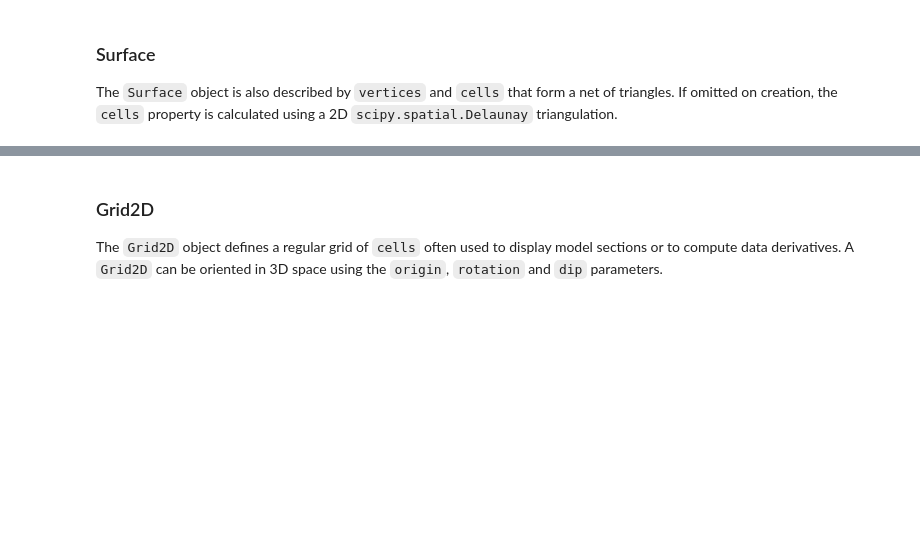
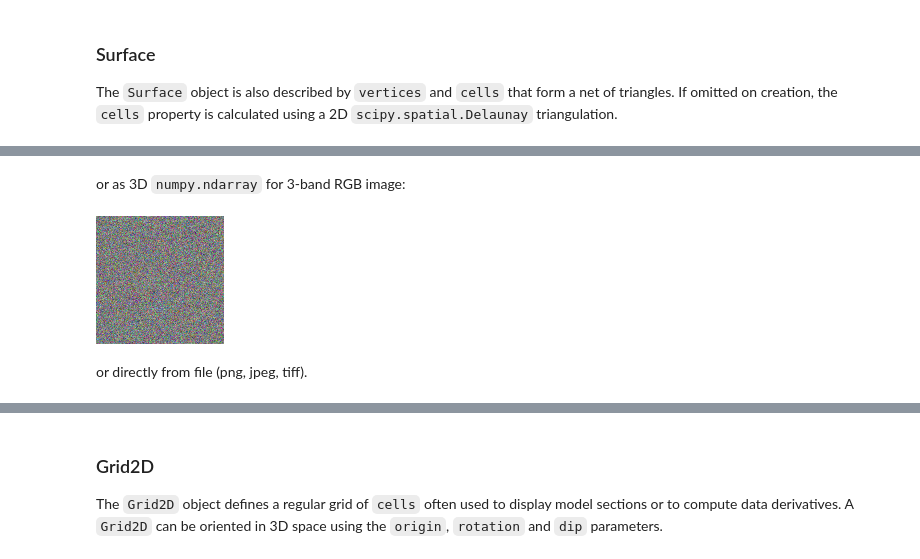
Before and after one commit to MiraGeoscience/geoh5py, a Jupyter notebook: docs/content/user_guide/core_entities.ipynb, the cells around one changed output, grey strips where cells are left out. Saved outputs shown, nothing was run; the diff lists cells and outputs as text; code cells hidden in the pictures; blank space fills up the shorter version.

```diff
--- a/docs/content/user_guide/core_entities.ipynb
+++ b/docs/content/user_guide/core_entities.ipynb
@@ -137,0 +156,9 @@ surface = Surface.create(
+# %% [markdown]
+or as 3D `numpy.ndarray` for 3-band RGB image:
+# %%
+geoimage.image = np.random.randn(128, 128, 3)
+display(geoimage.image)
+# %% [output]
+[figure, added]
+# %% [markdown]
+or directly from file (png, jpeg, tiff).
```
Also changed, not shown: parts of 10 cells of this notebook, 4 other files.
